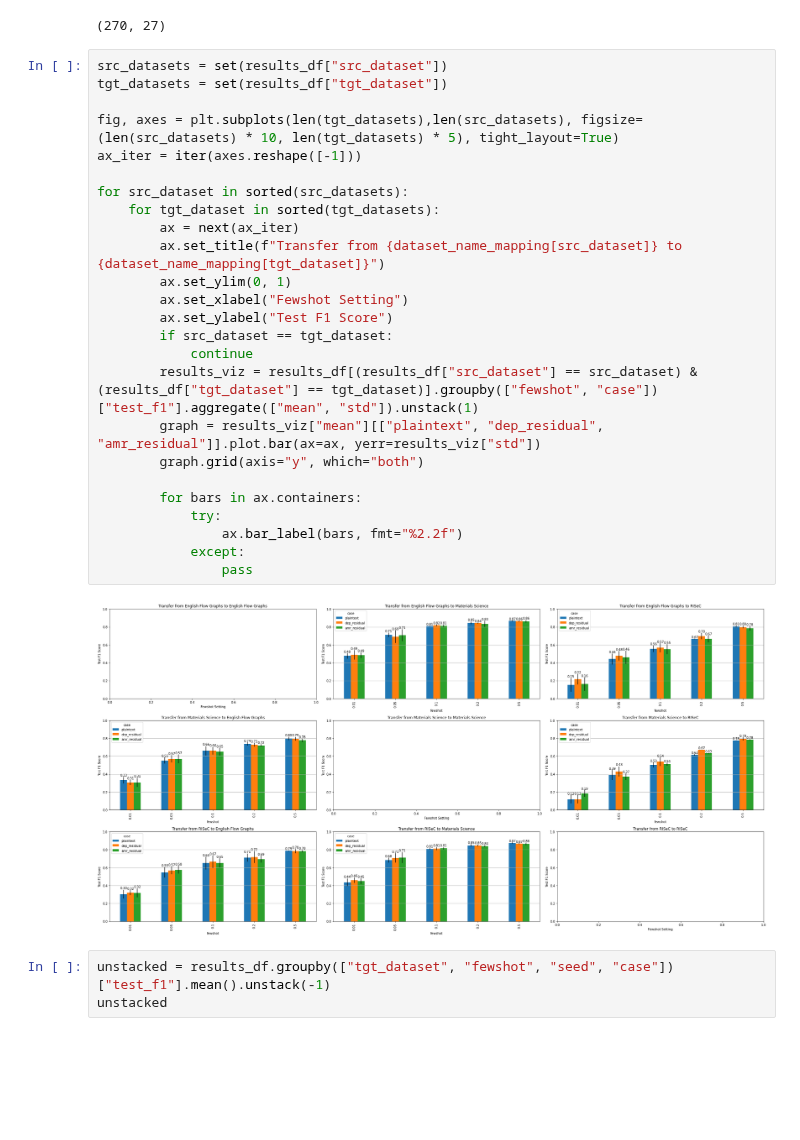
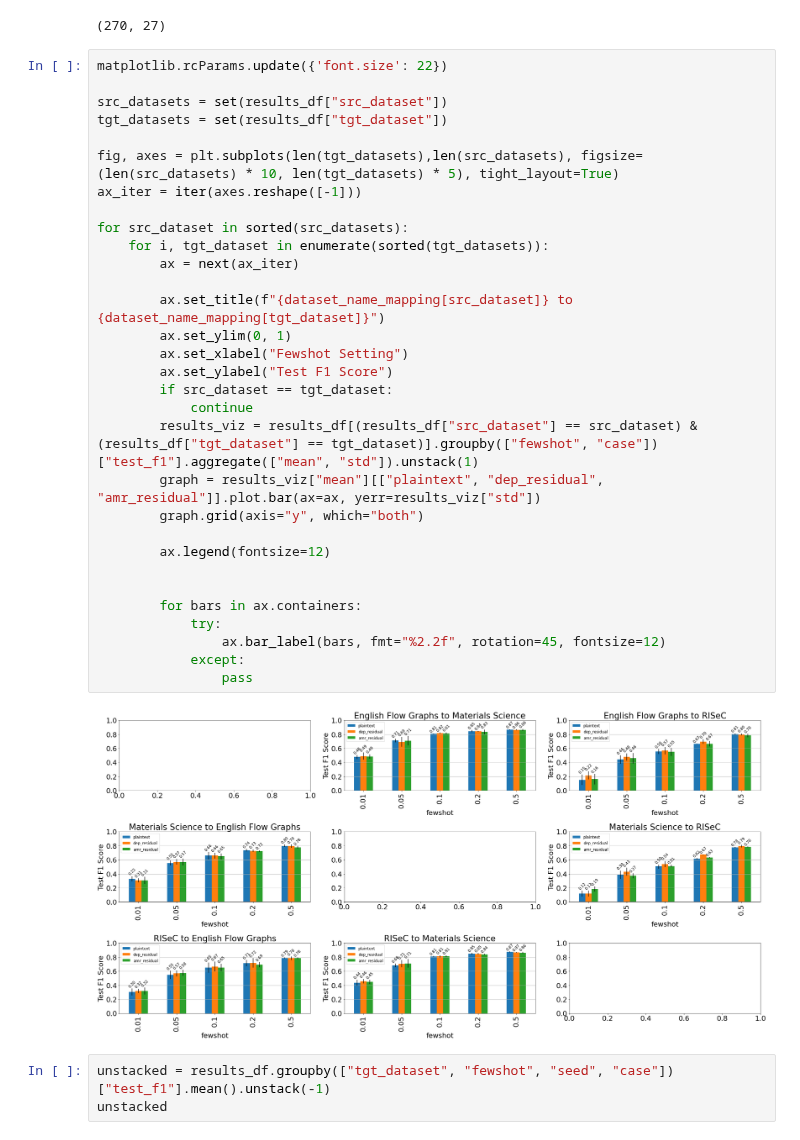
Before and after one commit to ShoRit/flow_graphs, a Jupyter notebook: code/visualize_results.ipynb, the cells around one changed output. Saved outputs shown, nothing was run; the diff lists cells and outputs as text; blank space fills up the shorter version.

```diff
--- a/code/visualize_results.ipynb
+++ b/code/visualize_results.ipynb
@@ -71,32 +71,38 @@ results_df.shape
 # %% [output]
 (270, 27)
 # %%
+matplotlib.rcParams.update({'font.size': 22})
+
 src_datasets = set(results_df["src_dataset"])
 tgt_datasets = set(results_df["tgt_dataset"])
 
 fig, axes = plt.subplots(len(tgt_datasets),len(src_datasets), figsize=(len(src_datasets) * 10, len(tgt_datasets) * 5), tight_layout=True)
 ax_iter = iter(axes.reshape([-1]))
 
 for src_dataset in sorted(src_datasets):
-    for tgt_dataset in sorted(tgt_datasets):
+    for i, tgt_dataset in enumerate(sorted(tgt_datasets)):
         ax = next(ax_iter)
-        ax.set_title(f"Transfer from {dataset_name_mapping[src_dataset]} to {dataset_name_mapping[tgt_dataset]}")
+
+        ax.set_title(f"{dataset_name_mapping[src_dataset]} to {dataset_name_mapping[tgt_dataset]}")
         ax.set_ylim(0, 1)
         ax.set_xlabel("Fewshot Setting")
         ax.set_ylabel("Test F1 Score")
         if src_dataset == tgt_dataset:
             continue
         results_viz = results_df[(results_df["src_dataset"] == src_dataset) & (results_df["tgt_dataset"] == tgt_dataset)].groupby(["fewshot", "case"])["test_f1"].aggregate(["mean", "std"]).unstack(1)
         graph = results_viz["mean"][["plaintext", "dep_residual", "amr_residual"]].plot.bar(ax=ax, yerr=results_viz["std"])
         graph.grid(axis="y", which="both")
 
+        ax.legend(fontsize=12)
+
+
         for bars in ax.containers:
             try:
-                ax.bar_label(bars, fmt="%2.2f")
+                ax.bar_label(bars, fmt="%2.2f", rotation=45, fontsize=12)
             except:
                 pass
 # %% [output]
-[figure, old version]
+[figure, new version]
 # %%
 unstacked = results_df.groupby(["tgt_dataset", "fewshot", "seed", "case"])["test_f1"].mean().unstack(-1)
 unstacked
```
Also changed, not shown: parts of 2 cells of this notebook.
